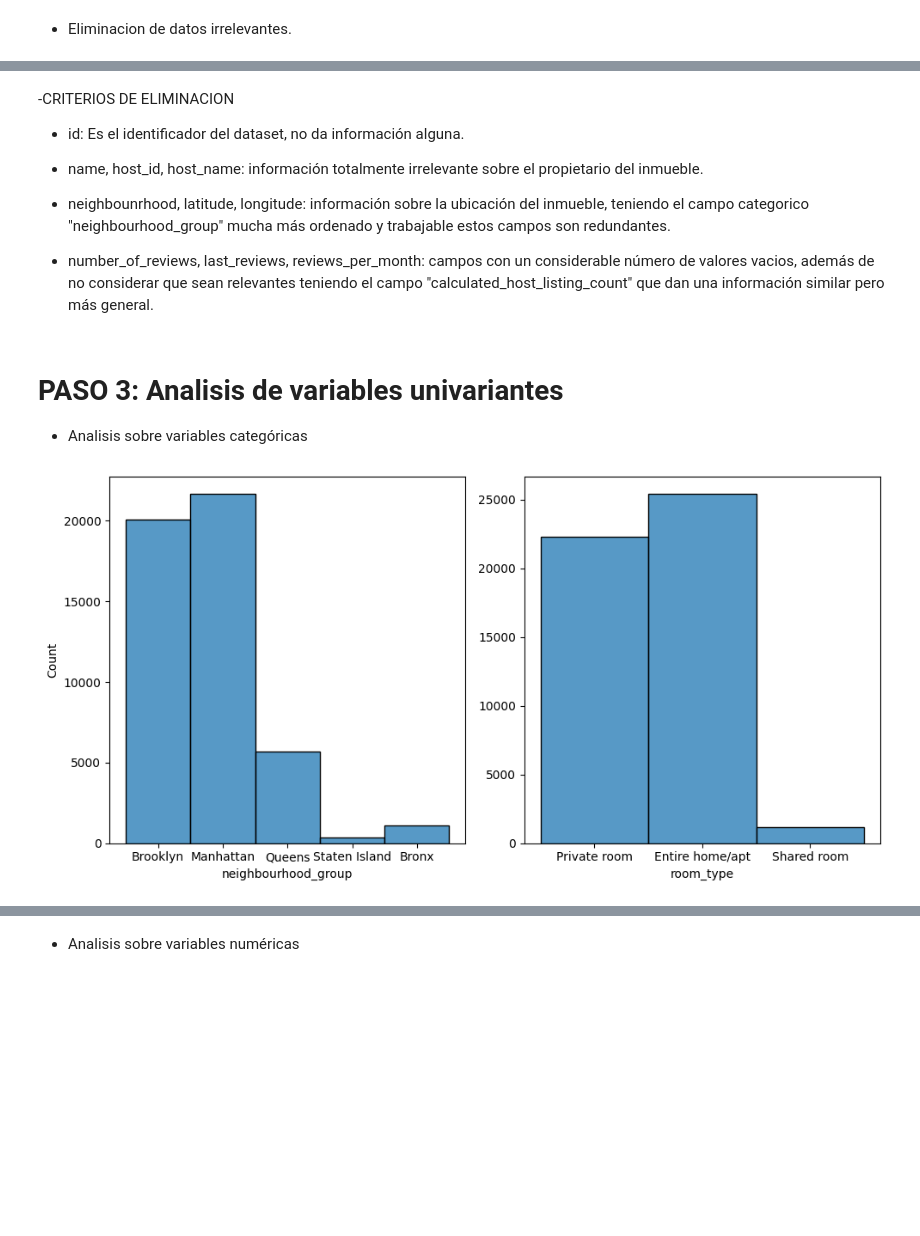
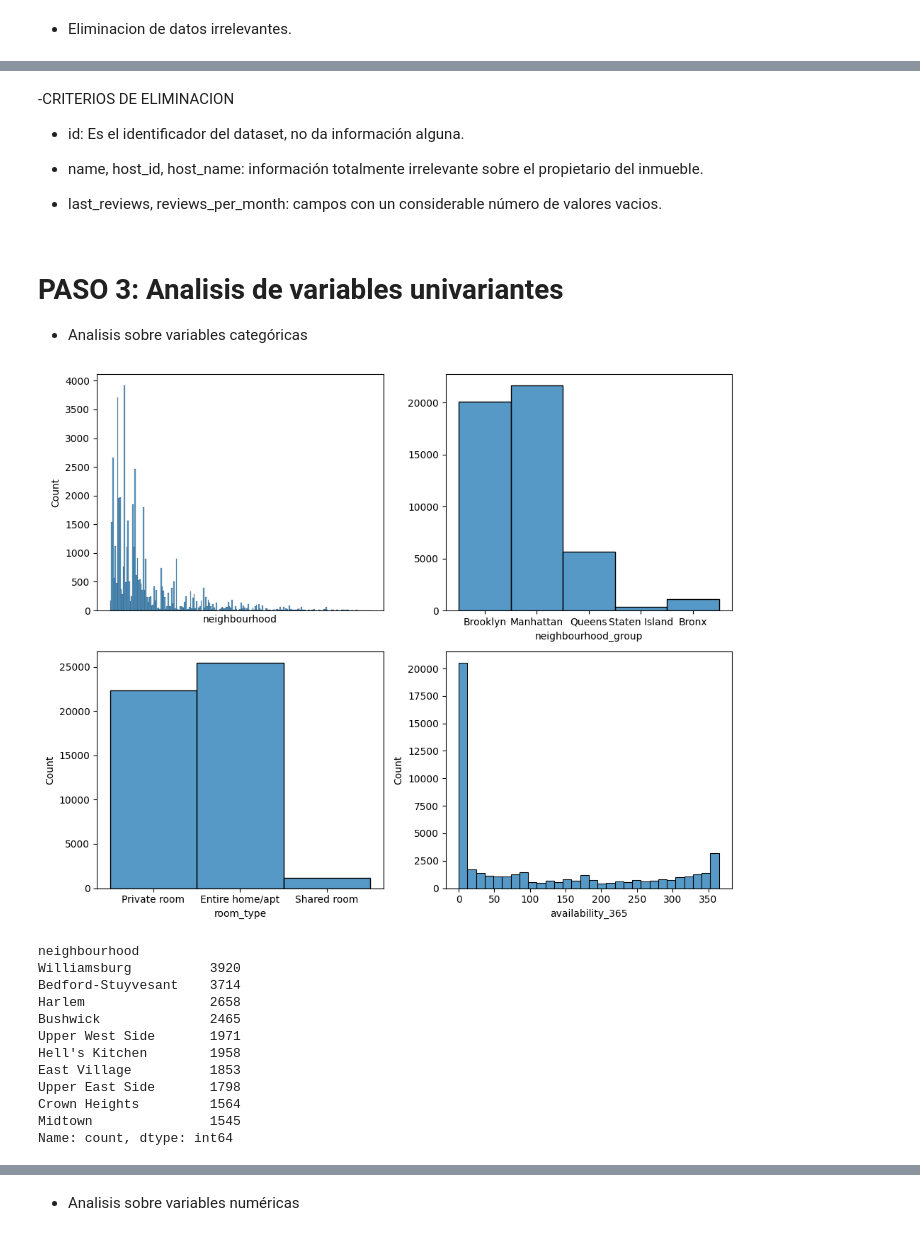
Before and after one commit to Fj-martinez33/AirBnB-NewYork, a Jupyter notebook: src/explore.ipynb, the cells around one changed output, grey strips where cells are left out. Drawn from its saved outputs; the diff is of its cells as text; code cells hidden in the pictures; blank space fills up the shorter version.

```diff
--- a/src/explore.ipynb
+++ b/src/explore.ipynb
@@ -164,9 +186,7 @@ The old dimension of dataset is (48895, 15), and the new dimension is (48895, 6)
 
 - name, host_id, host_name: información totalmente irrelevante sobre el propietario del inmueble.
 
-- neighbounrhood, latitude, longitude: información sobre la ubicación del inmueble, teniendo el campo categorico "neighbourhood_group" mucha más ordenado y trabajable estos campos son redundantes.
-
-- number_of_reviews, last_reviews, reviews_per_month: campos con un considerable número de valores vacios, además de no considerar que sean relevantes teniendo el campo "calculated_host_listing_count" que dan una información similar pero más general.
+- last_reviews, reviews_per_month: campos con un considerable número de valores vacios.
 # %% [markdown]
 # PASO 3: Analisis de variables univariantes
 
@@ -174,20 +194,36 @@ The old dimension of dataset is (48895, 15), and the new dimension is (48895, 6)
 # %%
 # Analisis sobre variables categoricas
 
 def CategoricGraf(dataset):
     #Creamos la figura
-    fig, axis = plt.subplots(1, 2, figsize=(10,5))
+    fig, axis = plt.subplots(2, 2, figsize=(10,8))
 
     #Creamos las graficas necesarias
-    sns.histplot( ax = axis[0], data = dataset, x = "neighbourhood_group")
-    sns.histplot( ax = axis[1], data = dataset, x = "room_type").set(ylabel=None)
+    sns.histplot( ax = axis[0,0], data = dataset, x = "neighbourhood").set_xticks([])
+    sns.histplot( ax = axis[0,1], data = dataset, x = "neighbourhood_group").set(ylabel = None)
+    sns.histplot( ax = axis[1,0], data = dataset, x = "room_type")
+    sns.histplot( ax = axis[1,1], data = dataset, x = "availability_365")
 
     #Mostramos el grafico.
     plt.tight_layout()
     plt.show()
 
 CategoricGraf(data)
+
+data.neighbourhood.value_counts().sort_values(ascending=False).head(10)
 # %% [output]
-[figure, old version]
+[figure, new version]
+neighbourhood
+Williamsburg          3920
+Bedford-Stuyvesant    3714
+Harlem                2658
+Bushwick              2465
+Upper West Side       1971
+Hell's Kitchen        1958
+East Village          1853
+Upper East Side       1798
+Crown Heights         1564
+Midtown               1545
+Name: count, dtype: int64
 # %% [markdown]
 -Conclusiones:
```
Also changed, not shown: parts of 14 cells of this notebook.
